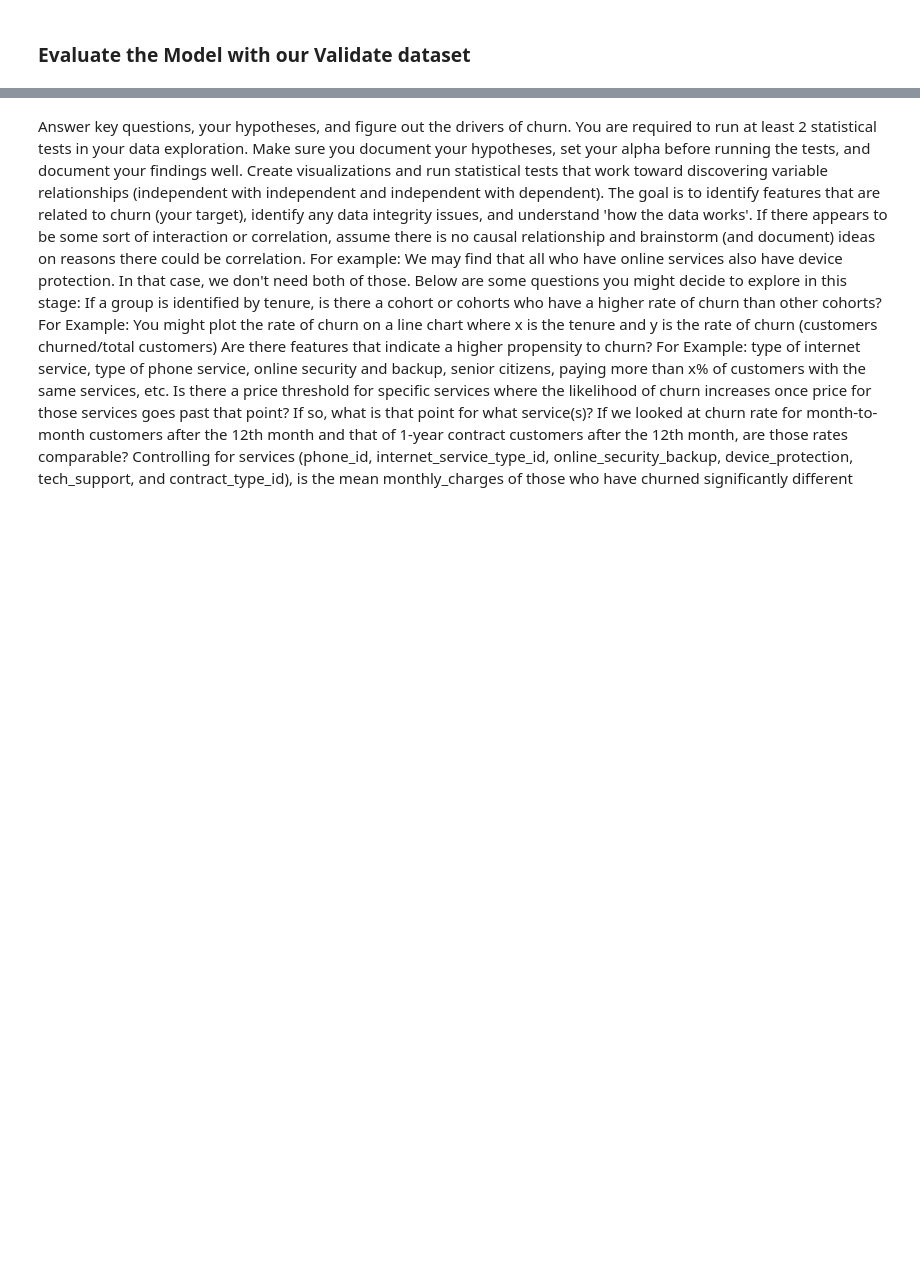
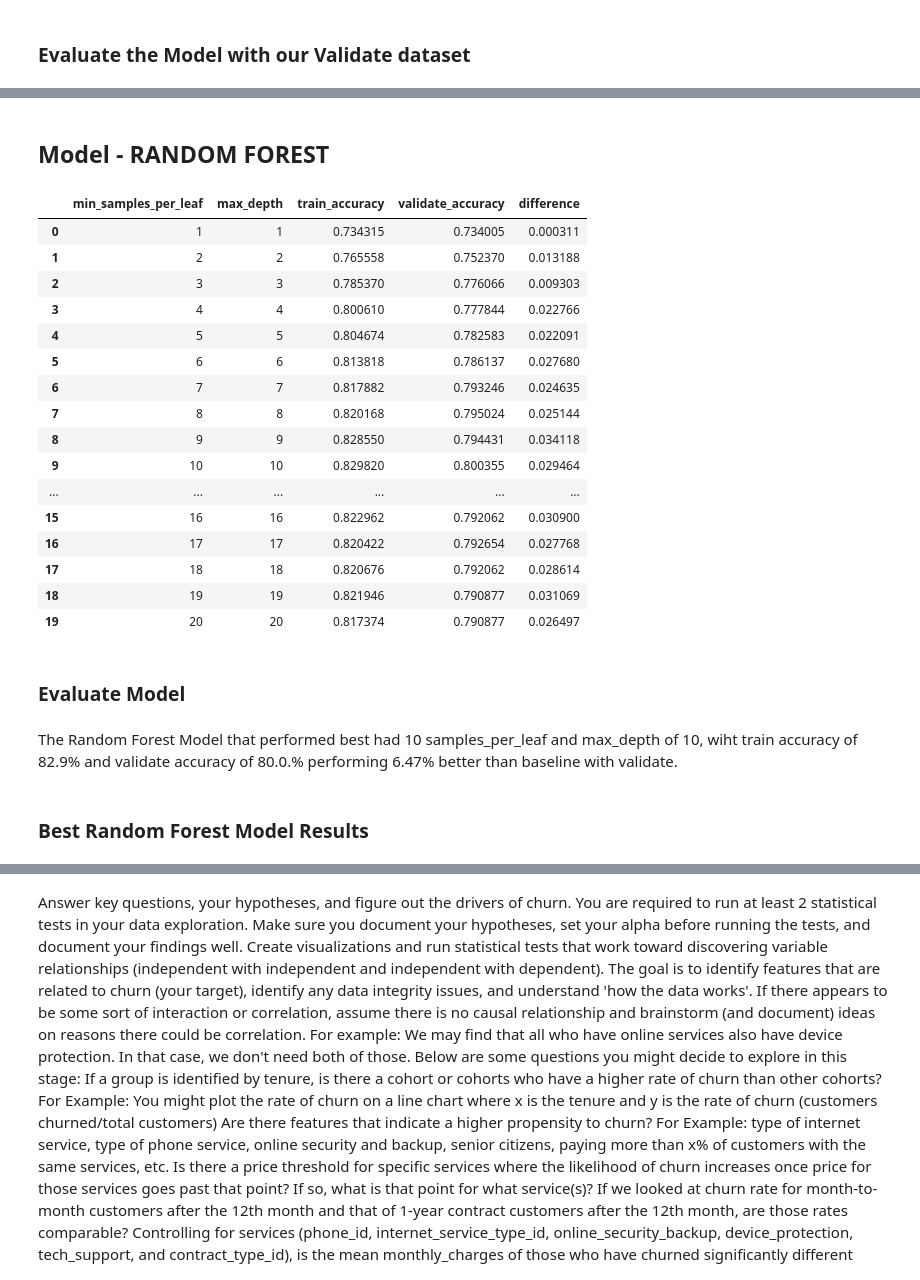
Before and after one commit to rachelrobbinsmayhill/classification-project, a Jupyter notebook: Churn_Work.ipynb, the cells around one changed output, grey strips where cells are left out. Drawn from its saved outputs; the diff is of its cells as text; code cells hidden in the pictures; blank space fills up the shorter version.

```diff
--- a/Churn_Work.ipynb
+++ b/Churn_Work.ipynb
@@ -1036,3 +1112,6 @@ X_val, y_val = validate.drop(columns='did_churn_Yes'), validate['did_churn_Yes']
+# %%
+X_train, y_train = train.drop(columns='did_churn_Yes'), train['did_churn_Yes']
+X_validate, y_validate = validate.drop(columns='did_churn_Yes'), validate['did_churn_Yes']
 # %% [markdown]
 ###  Set Baseline
 # %%
@@ -1159,0 +1287,59 @@ print(f'baseline precision: {baseline_precision:.2%}')
+# %% [markdown]
+## Model - RANDOM FOREST
+# %%
+# Evaluate Random Forest models on train & validate set
+# by looping through different values for max_depth and min_samples_leaf hyperparameters
+
+# create empty list for which to append metrics from each loop
+scores = []
+max_value = range(1,21)
+# create loop for range 1-20
+for i in max_value:
+    # set depth & n_samples to value for current loop
+    depth = i
+    n_samples = i
+    # define the model setting hyperparameters to values for current loop
+    forest = RandomForestClassifier(max_depth=depth, min_samples_leaf=n_samples, random_state=123)
+    # fit the model on train
+    forest = forest.fit(X_train, y_train)
+    # use the model and evaluate performance on train
+    in_sample_accuracy = forest.score(X_train, y_train)
+    # use the model and evaluate performance on validate
+    out_of_sample_accuracy = forest.score(X_validate, y_validate)
+    # create output of current loop’s hyperparameters and accuracy to append to metrics
+    output = {
+        'min_samples_per_leaf': n_samples,
+        'max_depth': depth,
+        'train_accuracy': in_sample_accuracy,
+        'validate_accuracy': out_of_sample_accuracy
+    }
+    scores.append(output)
+# convert metrics list to a dataframe for easy reading
+df = pd.DataFrame(scores)
+# add column to assess the difference between train & validate accuracy
+df['difference'] = df.train_accuracy - df.validate_accuracy
+df
+# %% [output]
+|  | min_samples_per_leaf | max_depth | train_accuracy | validate_accuracy | difference |
+| 0 | 1 | 1 | 0.734315 | 0.734005 | 0.000311 |
+| 1 | 2 | 2 | 0.765558 | 0.752370 | 0.013188 |
+| 2 | 3 | 3 | 0.785370 | 0.776066 | 0.009303 |
+| 3 | 4 | 4 | 0.800610 | 0.777844 | 0.022766 |
+| 4 | 5 | 5 | 0.804674 | 0.782583 | 0.022091 |
+| 5 | 6 | 6 | 0.813818 | 0.786137 | 0.027680 |
+| 6 | 7 | 7 | 0.817882 | 0.793246 | 0.024635 |
+| 7 | 8 | 8 | 0.820168 | 0.795024 | 0.025144 |
+| 8 | 9 | 9 | 0.828550 | 0.794431 | 0.034118 |
+| 9 | 10 | 10 | 0.829820 | 0.800355 | 0.029464 |
+| ... | ... | ... | ... | ... | ... |
+| 15 | 16 | 16 | 0.822962 | 0.792062 | 0.030900 |
+| 16 | 17 | 17 | 0.820422 | 0.792654 | 0.027768 |
+| 17 | 18 | 18 | 0.820676 | 0.792062 | 0.028614 |
+| 18 | 19 | 19 | 0.821946 | 0.790877 | 0.031069 |
+| 19 | 20 | 20 | 0.817374 | 0.790877 | 0.026497 |
+# %% [markdown]
+### Evaluate Model
+# %% [markdown]
+The Random Forest Model that performed best had 10 samples_per_leaf and max_depth of 10, wiht train accuracy of 82.9% and validate accuracy of 80.0.% performing 6.47% better than baseline with validate.
+# %% [markdown]
+### Best Random Forest Model Results
```
Also changed, not shown: parts of 89 cells of this notebook, 1 other file.
